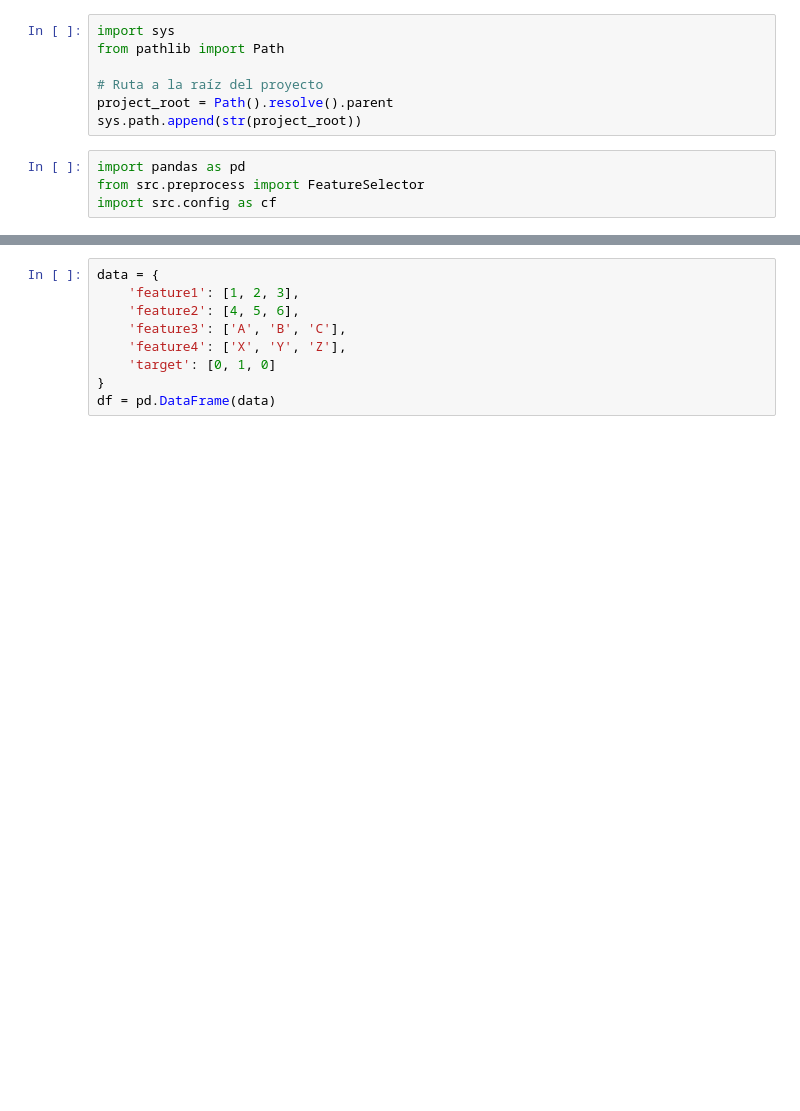
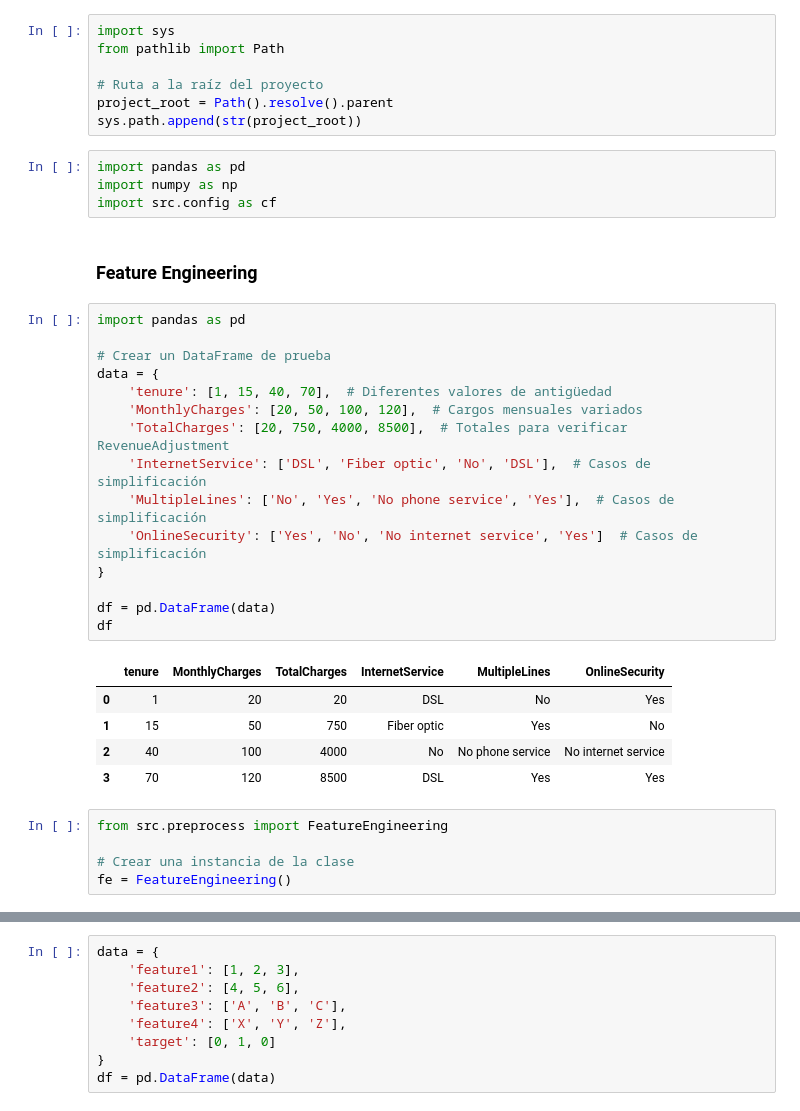
Before and after one commit to DerekSanchez/241117-Telco-Customer-Churn, a Jupyter notebook: notebooks/pipeline_check.ipynb, the cells around one changed output, grey strips where cells are left out. Drawn from its saved outputs; the diff is of its cells as text; blank space fills up the shorter version.

Commit message:
Completing and testing Feature Engineering Module in Preprocessing

```diff
--- a/notebooks/pipeline_check.ipynb
+++ b/notebooks/pipeline_check.ipynb
@@ -15,5 +15,33 @@ project_root = Path().resolve().parent
 sys.path.append(str(project_root))
 # %%
 import pandas as pd
-from src.preprocess import FeatureSelector
+import numpy as np
 import src.config as cf
+# %% [markdown]
+### Feature Engineering
+# %%
+import pandas as pd
+
+# Crear un DataFrame de prueba
+data = {
+    'tenure': [1, 15, 40, 70],  # Diferentes valores de antigüedad
+    'MonthlyCharges': [20, 50, 100, 120],  # Cargos mensuales variados
+    'TotalCharges': [20, 750, 4000, 8500],  # Totales para verificar RevenueAdjustment
+    'InternetService': ['DSL', 'Fiber optic', 'No', 'DSL'],  # Casos de simplificación
+    'MultipleLines': ['No', 'Yes', 'No phone service', 'Yes'],  # Casos de simplificación
+    'OnlineSecurity': ['Yes', 'No', 'No internet service', 'Yes']  # Casos de simplificación
+}
+
+df = pd.DataFrame(data)
+df
+# %% [output]
+|  | tenure | MonthlyCharges | TotalCharges | InternetService | MultipleLines | OnlineSecurity |
+| 0 | 1 | 20 | 20 | DSL | No | Yes |
+| 1 | 15 | 50 | 750 | Fiber optic | Yes | No |
+| 2 | 40 | 100 | 4000 | No | No phone service | No internet service |
+| 3 | 70 | 120 | 8500 | DSL | Yes | Yes |
+# %%
+from src.preprocess import FeatureEngineering
+
+# Crear una instancia de la clase
+fe = FeatureEngineering()
```
Also changed, not shown: parts of 4 cells of this notebook, 2 other files.
